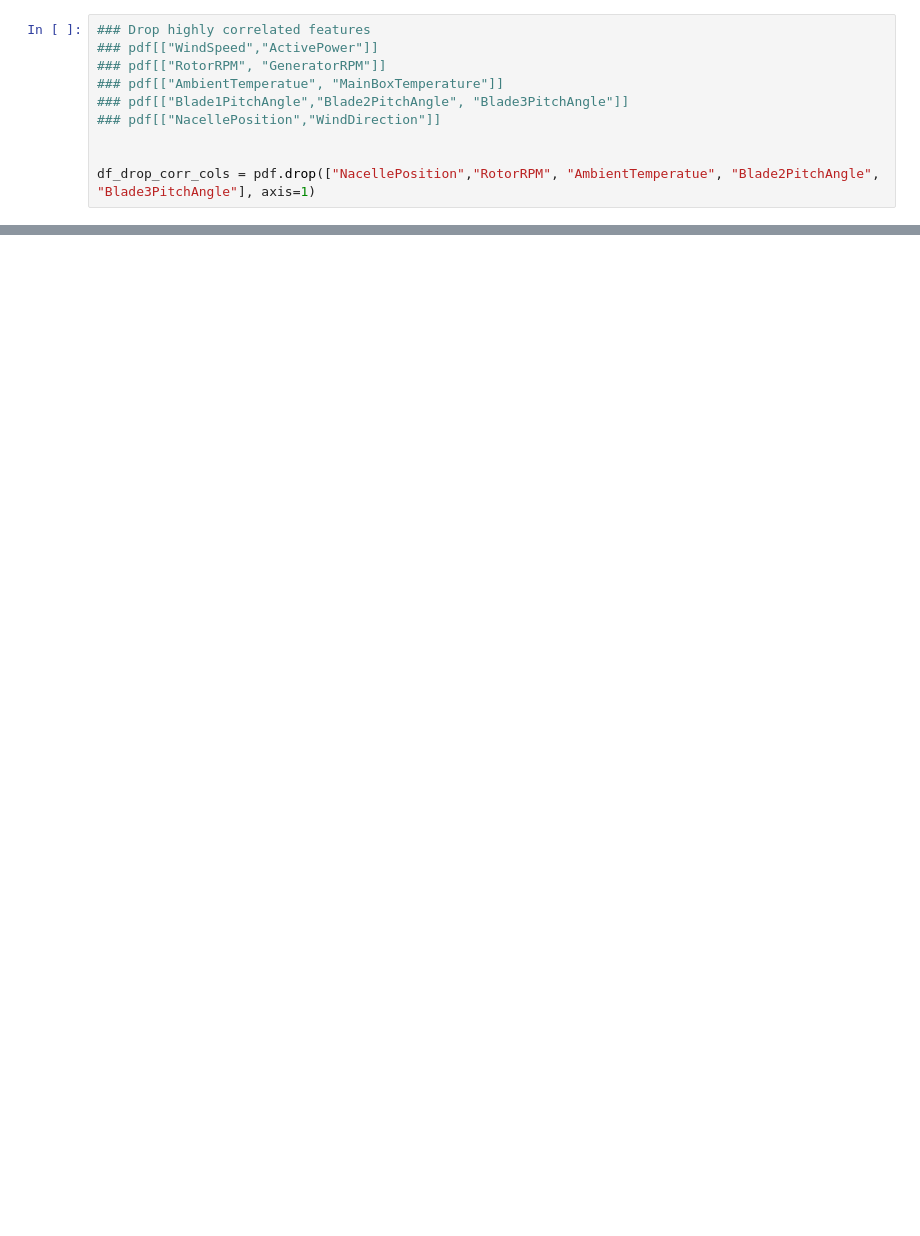
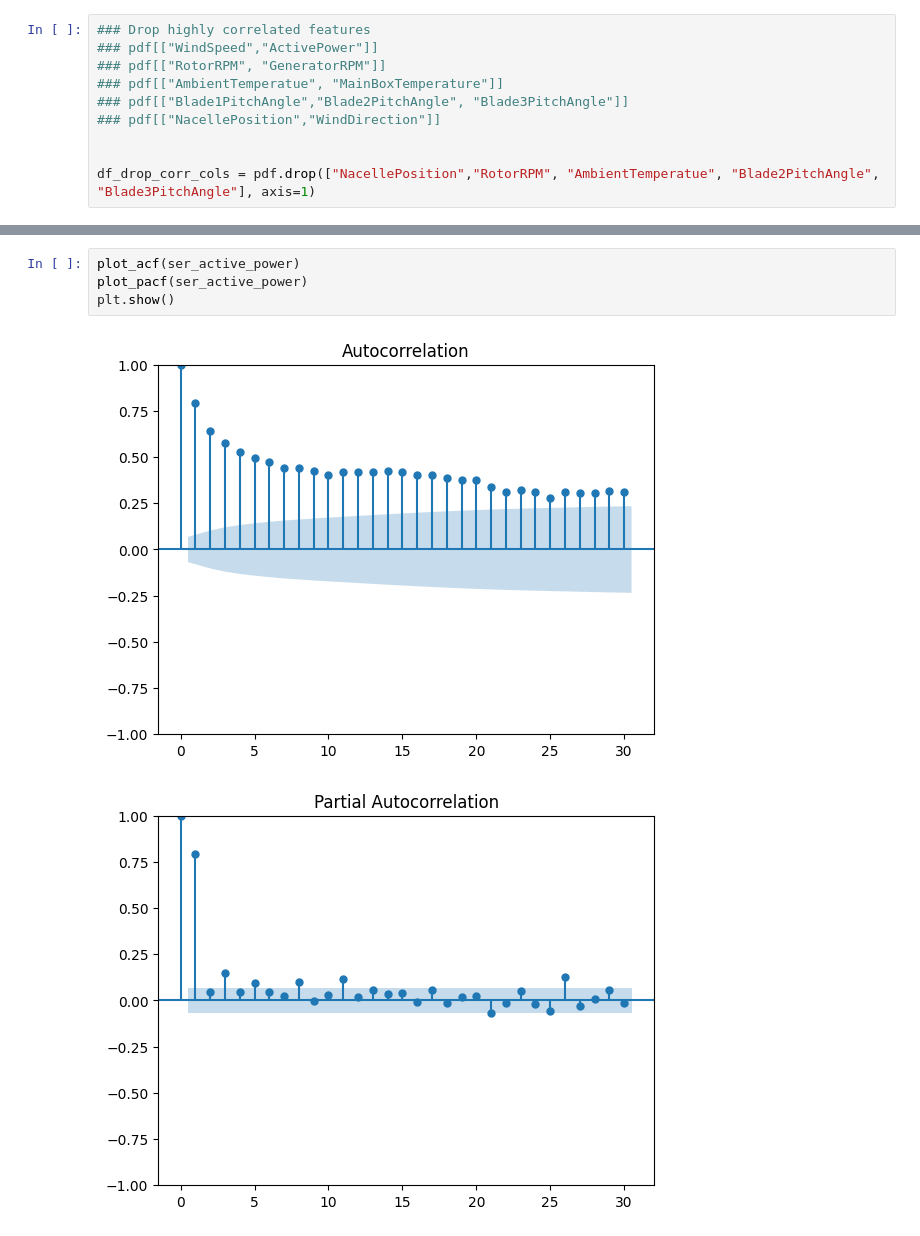
Before and after one commit to mathew-wai-lee/wind-energy-forecasting, a Jupyter notebook: notebooks/EDA.ipynb, the cells around one changed output, grey strips where cells are left out. Saved outputs shown, nothing was run; the diff lists cells and outputs as text; blank space fills up the shorter version.

```diff
--- a/notebooks/EDA.ipynb
+++ b/notebooks/EDA.ipynb
@@ -212,0 +276,7 @@ df_drop_corr_cols
+# %%
+plot_acf(ser_active_power)
+plot_pacf(ser_active_power)
+plt.show()
+# %% [output]
+[figure, added]
+[figure, added]
```
Also changed, not shown: parts of 32 cells of this notebook.
